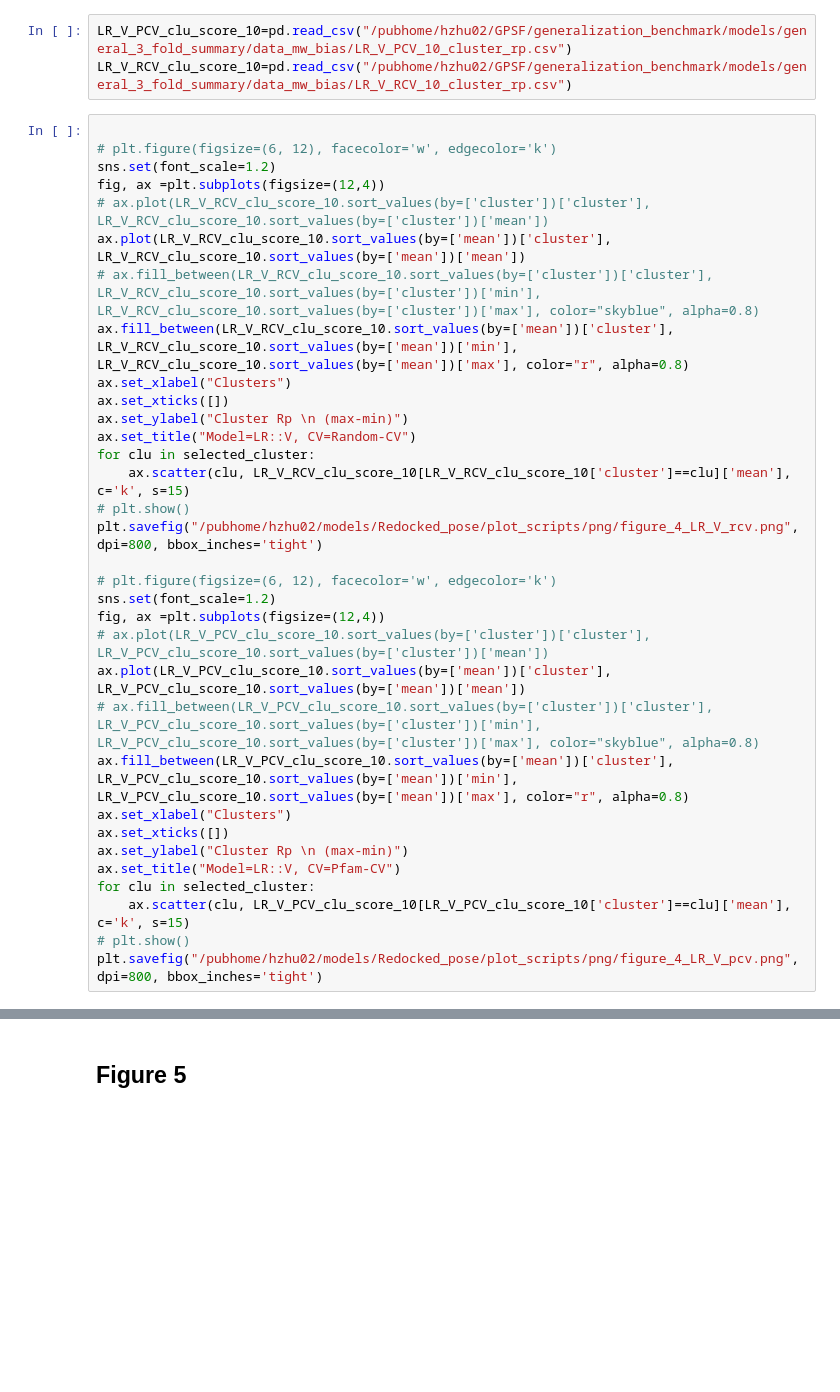
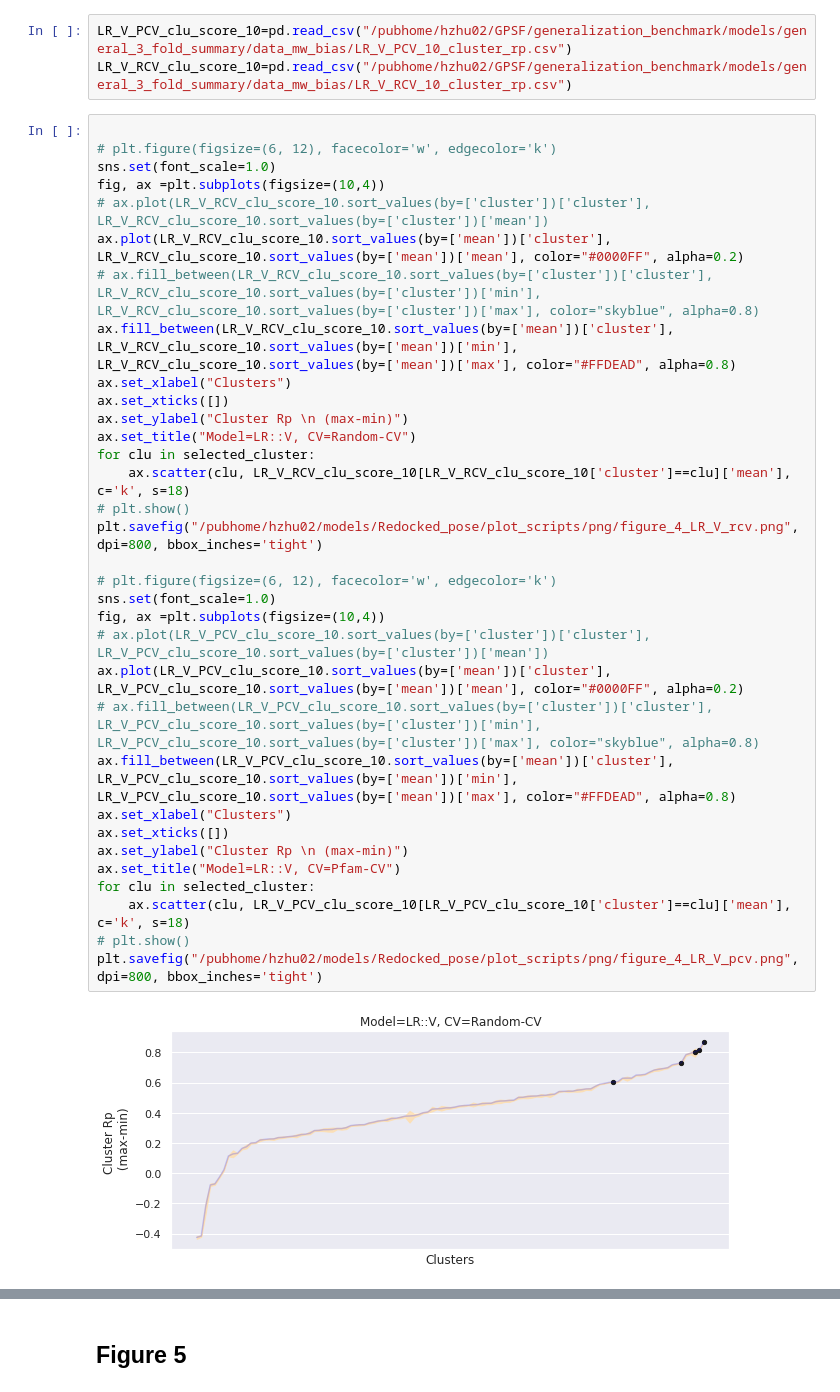
Before and after one commit to hnlab/generalization_benchmark, a Jupyter notebook: plot_scripts/plots.ipynb, the cells around one changed output, grey strips where cells are left out. Saved outputs shown, nothing was run; the diff lists cells and outputs as text; blank space fills up the shorter version.

```diff
--- a/plot_scripts/plots.ipynb
+++ b/plot_scripts/plots.ipynb
@@ -294,33 +285,35 @@ LR_V_RCV_clu_score_10=pd.read_csv("/pubhome/hzhu02/GPSF/generalization_benchmark
 # %%
 
 # plt.figure(figsize=(6, 12), facecolor='w', edgecolor='k')
-sns.set(font_scale=1.2)
-fig, ax =plt.subplots(figsize=(12,4))
+sns.set(font_scale=1.0)
+fig, ax =plt.subplots(figsize=(10,4))
 # ax.plot(LR_V_RCV_clu_score_10.sort_values(by=['cluster'])['cluster'], LR_V_RCV_clu_score_10.sort_values(by=['cluster'])['mean'])
-ax.plot(LR_V_RCV_clu_score_10.sort_values(by=['mean'])['cluster'], LR_V_RCV_clu_score_10.sort_values(by=['mean'])['mean'])
+ax.plot(LR_V_RCV_clu_score_10.sort_values(by=['mean'])['cluster'], LR_V_RCV_clu_score_10.sort_values(by=['mean'])['mean'], color="#0000FF", alpha=0.2)
 # ax.fill_between(LR_V_RCV_clu_score_10.sort_values(by=['cluster'])['cluster'], LR_V_RCV_clu_score_10.sort_values(by=['cluster'])['min'], LR_V_RCV_clu_score_10.sort_values(by=['cluster'])['max'], color="skyblue", alpha=0.8)
-ax.fill_between(LR_V_RCV_clu_score_10.sort_values(by=['mean'])['cluster'], LR_V_RCV_clu_score_10.sort_values(by=['mean'])['min'], LR_V_RCV_clu_score_10.sort_values(by=['mean'])['max'], color="r", alpha=0.8)
+ax.fill_between(LR_V_RCV_clu_score_10.sort_values(by=['mean'])['cluster'], LR_V_RCV_clu_score_10.sort_values(by=['mean'])['min'], LR_V_RCV_clu_score_10.sort_values(by=['mean'])['max'], color="#FFDEAD", alpha=0.8)
 ax.set_xlabel("Clusters")
 ax.set_xticks([])
 ax.set_ylabel("Cluster Rp \n (max-min)")
 ax.set_title("Model=LR::V, CV=Random-CV")
 for clu in selected_cluster:
-    ax.scatter(clu, LR_V_RCV_clu_score_10[LR_V_RCV_clu_score_10['cluster']==clu]['mean'], c='k', s=15)
+    ax.scatter(clu, LR_V_RCV_clu_score_10[LR_V_RCV_clu_score_10['cluster']==clu]['mean'], c='k', s=18)
 # plt.show()
 plt.savefig("/pubhome/hzhu02/models/Redocked_pose/plot_scripts/png/figure_4_LR_V_rcv.png", dpi=800, bbox_inches='tight')
 
 # plt.figure(figsize=(6, 12), facecolor='w', edgecolor='k')
-sns.set(font_scale=1.2)
-fig, ax =plt.subplots(figsize=(12,4))
+sns.set(font_scale=1.0)
+fig, ax =plt.subplots(figsize=(10,4))
 # ax.plot(LR_V_PCV_clu_score_10.sort_values(by=['cluster'])['cluster'], LR_V_PCV_clu_score_10.sort_values(by=['cluster'])['mean'])
-ax.plot(LR_V_PCV_clu_score_10.sort_values(by=['mean'])['cluster'], LR_V_PCV_clu_score_10.sort_values(by=['mean'])['mean'])
+ax.plot(LR_V_PCV_clu_score_10.sort_values(by=['mean'])['cluster'], LR_V_PCV_clu_score_10.sort_values(by=['mean'])['mean'], color="#0000FF", alpha=0.2)
 # ax.fill_between(LR_V_PCV_clu_score_10.sort_values(by=['cluster'])['cluster'], LR_V_PCV_clu_score_10.sort_values(by=['cluster'])['min'], LR_V_PCV_clu_score_10.sort_values(by=['cluster'])['max'], color="skyblue", alpha=0.8)
-ax.fill_between(LR_V_PCV_clu_score_10.sort_values(by=['mean'])['cluster'], LR_V_PCV_clu_score_10.sort_values(by=['mean'])['min'], LR_V_PCV_clu_score_10.sort_values(by=['mean'])['max'], color="r", alpha=0.8)
+ax.fill_between(LR_V_PCV_clu_score_10.sort_values(by=['mean'])['cluster'], LR_V_PCV_clu_score_10.sort_values(by=['mean'])['min'], LR_V_PCV_clu_score_10.sort_values(by=['mean'])['max'], color="#FFDEAD", alpha=0.8)
 ax.set_xlabel("Clusters")
 ax.set_xticks([])
 ax.set_ylabel("Cluster Rp \n (max-min)")
 ax.set_title("Model=LR::V, CV=Pfam-CV")
 for clu in selected_cluster:
-    ax.scatter(clu, LR_V_PCV_clu_score_10[LR_V_PCV_clu_score_10['cluster']==clu]['mean'], c='k', s=15)
+    ax.scatter(clu, LR_V_PCV_clu_score_10[LR_V_PCV_clu_score_10['cluster']==clu]['mean'], c='k', s=18)
 # plt.show()
 plt.savefig("/pubhome/hzhu02/models/Redocked_pose/plot_scripts/png/figure_4_LR_V_pcv.png", dpi=800, bbox_inches='tight')
+# %% [output]
+[figure, added]
```
Also changed, not shown: parts of 10 cells of this notebook, 10 other files.
